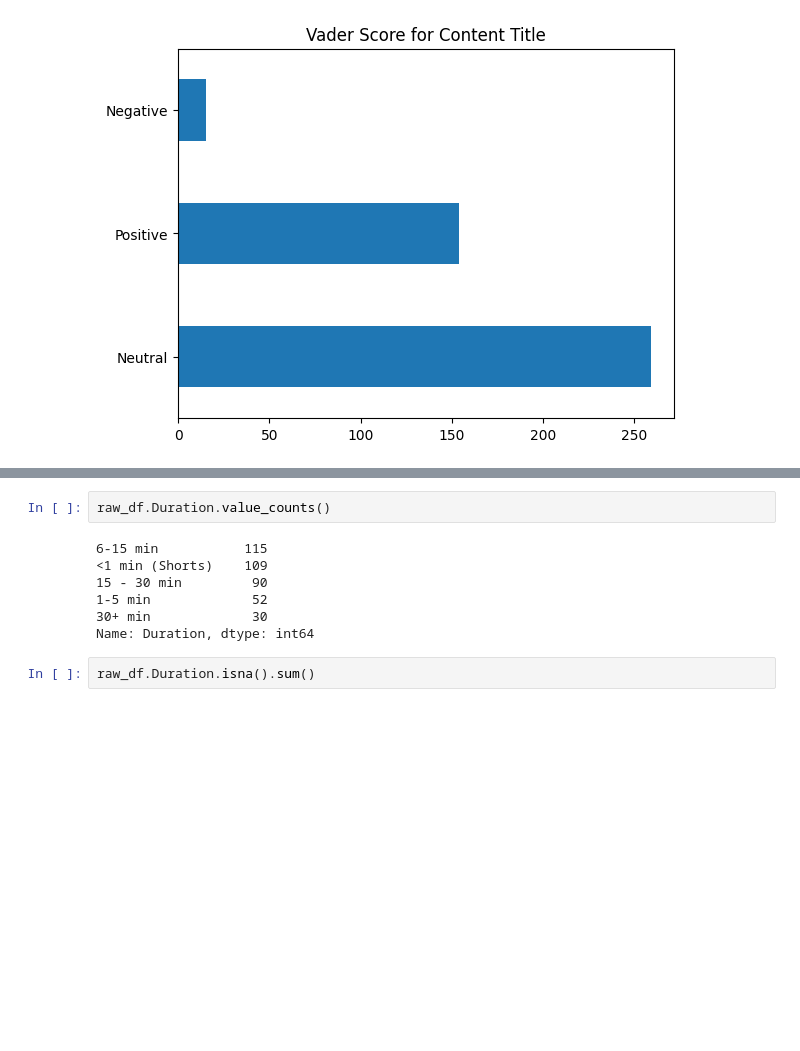
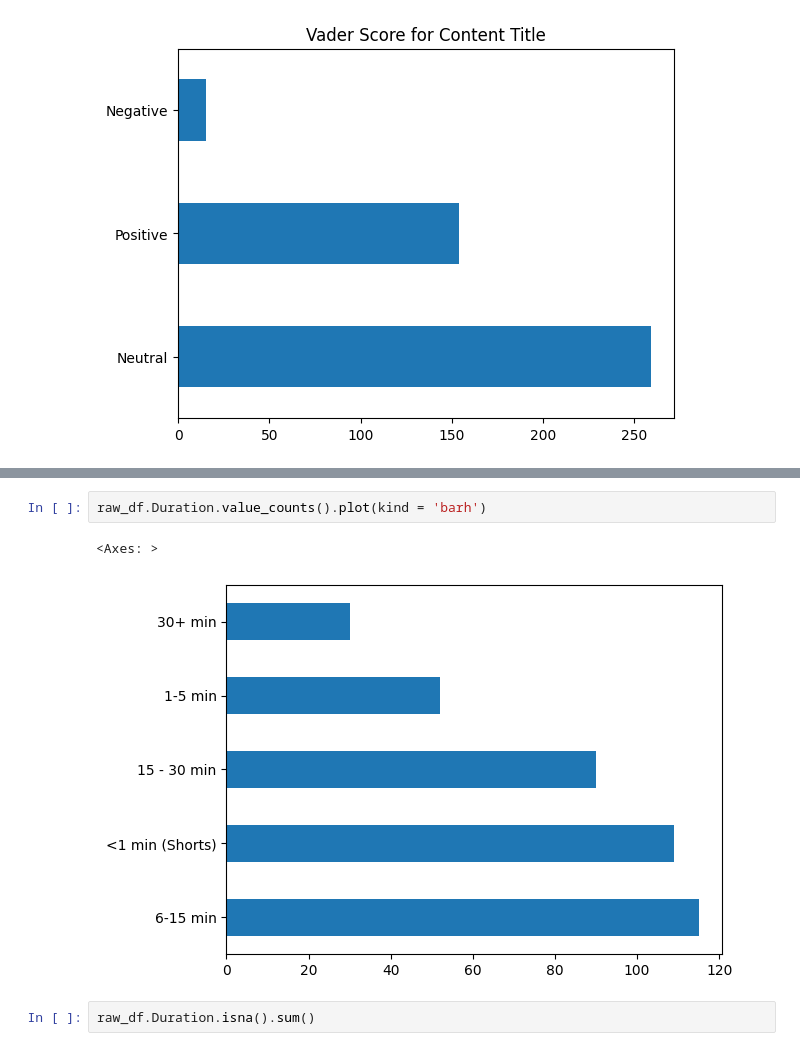
Before and after one commit to RaymondLeong94/Omdena-Project-2, a Jupyter notebook: GoE_EDA_cleaning_and_rationals.ipynb, the cells around one changed output, grey strips where cells are left out. Cells and saved outputs as stored; diff of their text form; blank space fills up the shorter version.

```diff
--- a/GoE_EDA_cleaning_and_rationals.ipynb
+++ b/GoE_EDA_cleaning_and_rationals.ipynb
@@ -464,12 +504,8 @@ plt.show()
 # %%
-raw_df.Duration.value_counts()
+raw_df.Duration.value_counts().plot(kind = 'barh')
 # %% [output]
-6-15 min           115
-<1 min (Shorts)    109
-15 - 30 min         90
-1-5 min             52
-30+ min             30
-Name: Duration, dtype: int64
+<Axes: >
+[figure, added]
 # %%
 raw_df.Duration.isna().sum()
 # %% [output]
```
Also changed, not shown: parts of 34 cells of this notebook.
